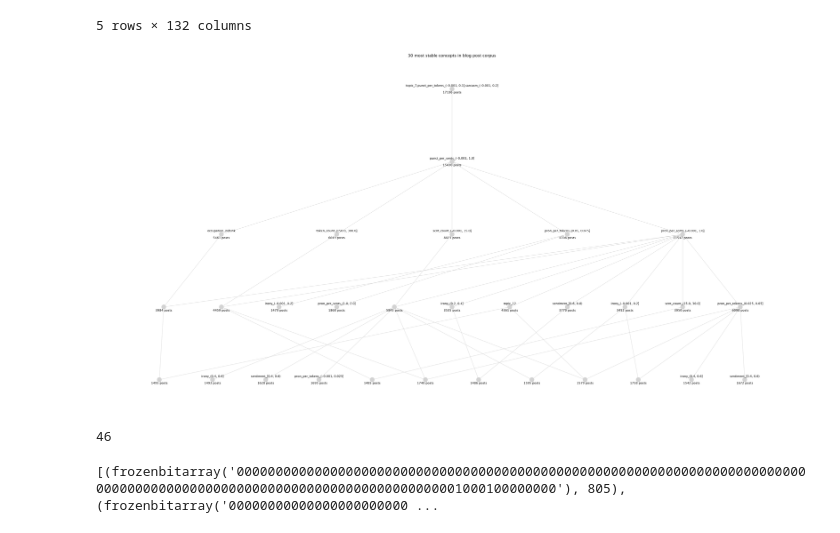
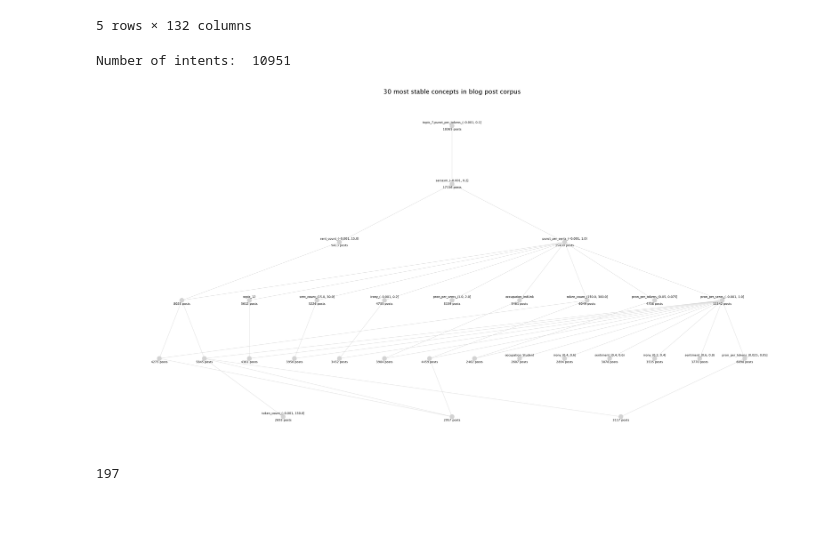
Before and after one commit to hannahbillo/Zodiac_sign_identification, a Jupyter notebook: fca.ipynb, the cells around one changed output. Cells and saved outputs as stored; diff of their text form; code cells hidden in the pictures.

```diff
--- a/fca.ipynb
+++ b/fca.ipynb
@@ -41,13 +41,17 @@ itemsets_ba = csp.np2bas(binary_features.values)
 crosses_per_columns = list(csp.base_functions.bas2isets(csp.np2bas(binary_features.values.T)))
 
 # Step 1. Compute all extents in intents
-intents_ba = csp.list_intents_via_LCM(itemsets_ba, min_supp = 0.05)
+intents_ba = csp.list_intents_via_LCM(itemsets_ba, min_supp = 0.03)
 extent_intent_map = {
     csp.base_functions.extension(intent.itersearch(True), crosses_per_columns): intent
     for intent in intents_ba
 }
 extents = sorted(extent_intent_map, key=lambda ext: len(ext))
 extents_ba = list(csp.base_functions.isets2bas(extents, len(itemsets_ba)))
+# %%
+print('Number of intents: ', len(intents_ba))
+# %% [output]
+Number of intents:  10951
 # %%
 
 # Step 2. Find the best concepts (e.g. with the biggest stability)
@@ -76,20 +80,20 @@ reduced_intents_verb = [verbose(intent) for intent in reduced_intents]
 # %%
 from fcapy.poset import POSet
 from fcapy.visualizer import LineVizNx
 poset = POSet(best_extents)
 
 fig, ax = plt.subplots(figsize=(50,25))
 
 viz = LineVizNx()
 viz.draw_poset(
     poset, ax=ax,
     node_label_func = lambda el_i, P: f"{reduced_intents_verb[el_i]}\n\n{len(best_extents[el_i])} posts",
 )
-plt.title(f"{n_best} most stable concepts in blog post corpus", size=16)
+plt.title(f"{n_best} most stable concepts in blog post corpus", size=25)
 
 plt.show()
 # %% [output]
-[figure, old version]
+[figure, new version]
 # %%
 keys_dict = csp.list_keys(intents_ba)
 
@@ -101,11 +105,7 @@ if not any(itemset_ba.all() for itemset_ba in itemsets_ba):
 pseudo_intents = csp.list_pseudo_intents_via_keys(keys_dict.items(), intents_ba, use_tqdm=True, n_keys=len(keys_dict))
 print(len(pseudo_intents))
 # %% [output]
-46
+197
-# %%
-pseudo_intents
-# %% [output]
-[(frozenbitarray('000000000000000000000000000000000000000000000000000000000000000000000000000000000000000000000000000000000000000000000001000100000000'), 805), (frozenbitarray('00000000000000000000000 ...
 # %%
 for i, (pintent, intent_i) in enumerate(pseudo_intents):
   pintent_verb = verbose(pintent)
```
Also changed, not shown: parts of 12 cells of this notebook, 3 other files.
